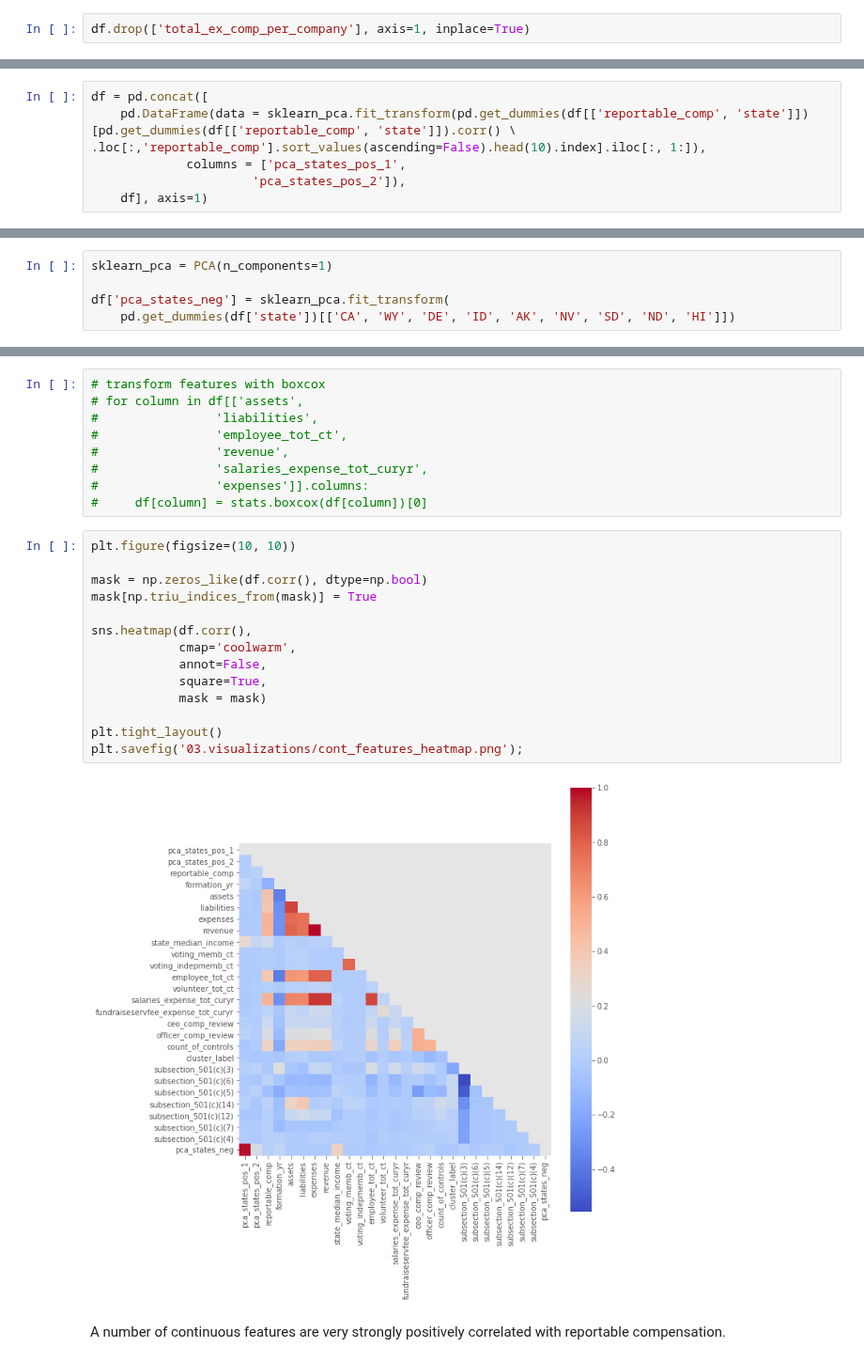
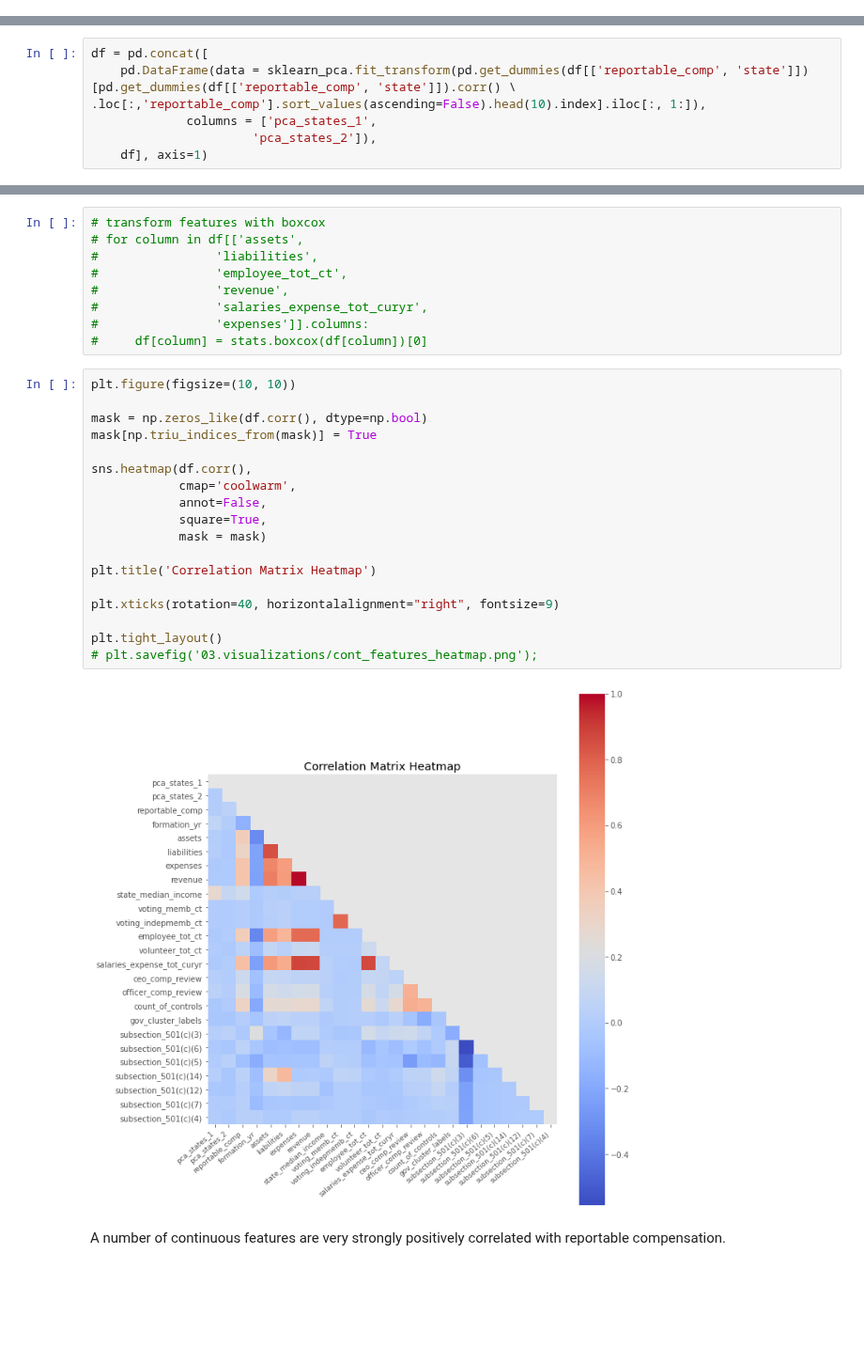
Before and after one commit to mrkjhsn/Not_for_Profit_Compensation_Modeling, a Jupyter notebook: 06.feature_engineering.ipynb, the cells around one changed output, grey strips where cells are left out. Shown at 94% size. Cells and saved outputs as stored; diff of their text form; blank space fills up the shorter version.

```diff
--- a/06.feature_engineering.ipynb
+++ b/06.feature_engineering.ipynb
@@ -19,8 +19,6 @@ from scipy.special import boxcox
 # %%
 # import compensation dataset that I have cleaned & reduced in the  prior notebook
 df = pd.read_csv('02.data/model_dataset.csv')
-# %%
-df.drop(['total_ex_comp_per_company'], axis=1, inplace=True)
 # %%
 df.head()
 # %% [output]
@@ -148,6 +159,6 @@ plt.ylabel('cumulative explained variance');
 df = pd.concat([
     pd.DataFrame(data = sklearn_pca.fit_transform(pd.get_dummies(df[['reportable_comp', 'state']])[pd.get_dummies(df[['reportable_comp', 'state']]).corr() \
 .loc[:,'reportable_comp'].sort_values(ascending=False).head(10).index].iloc[:, 1:]),
-             columns = ['pca_states_pos_1',
-                      'pca_states_pos_2']),
+             columns = ['pca_states_1',
+                      'pca_states_2']),
     df], axis=1)
@@ -185,8 +165,3 @@ Explained variance is quite high for these negatively correlated states.  I am c
-# %%
-sklearn_pca = PCA(n_components=1)
-
-df['pca_states_neg'] = sklearn_pca.fit_transform(
-    pd.get_dummies(df['state'])[['CA', 'WY', 'DE', 'ID', 'AK', 'NV', 'SD', 'ND', 'HI']])
 # %%
 # show correlation heatmap comparing
 # target feature against ntee categories
@@ -266,19 +251,23 @@ for column in df[['assets',
 # %%
 plt.figure(figsize=(10, 10))
 
 mask = np.zeros_like(df.corr(), dtype=np.bool)
 mask[np.triu_indices_from(mask)] = True
 
 sns.heatmap(df.corr(),
             cmap='coolwarm',
             annot=False,
             square=True,
             mask = mask)
 
+plt.title('Correlation Matrix Heatmap')
+
+plt.xticks(rotation=40, horizontalalignment="right", fontsize=9)
+
 plt.tight_layout()
-plt.savefig('03.visualizations/cont_features_heatmap.png');
+# plt.savefig('03.visualizations/cont_features_heatmap.png');
 # %% [output]
-[figure, old version]
+[figure, new version]
 # %% [markdown]
 A number of continuous features are very strongly positively correlated with reportable compensation.
 # %%
```
Also changed, not shown: parts of 16 cells of this notebook.
